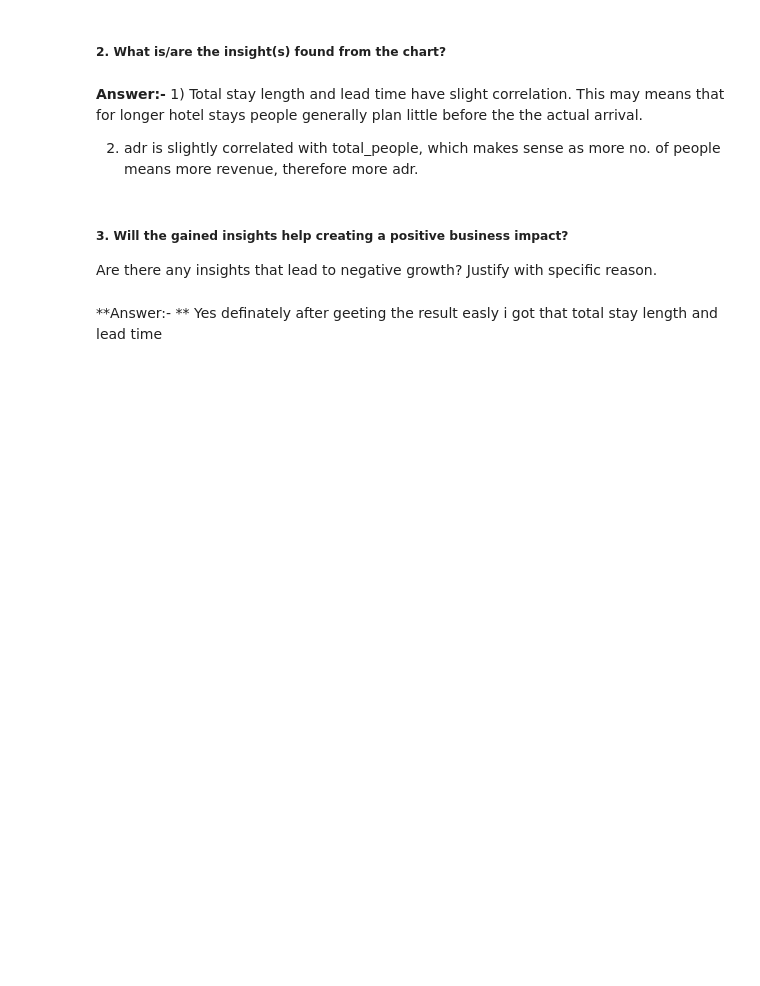
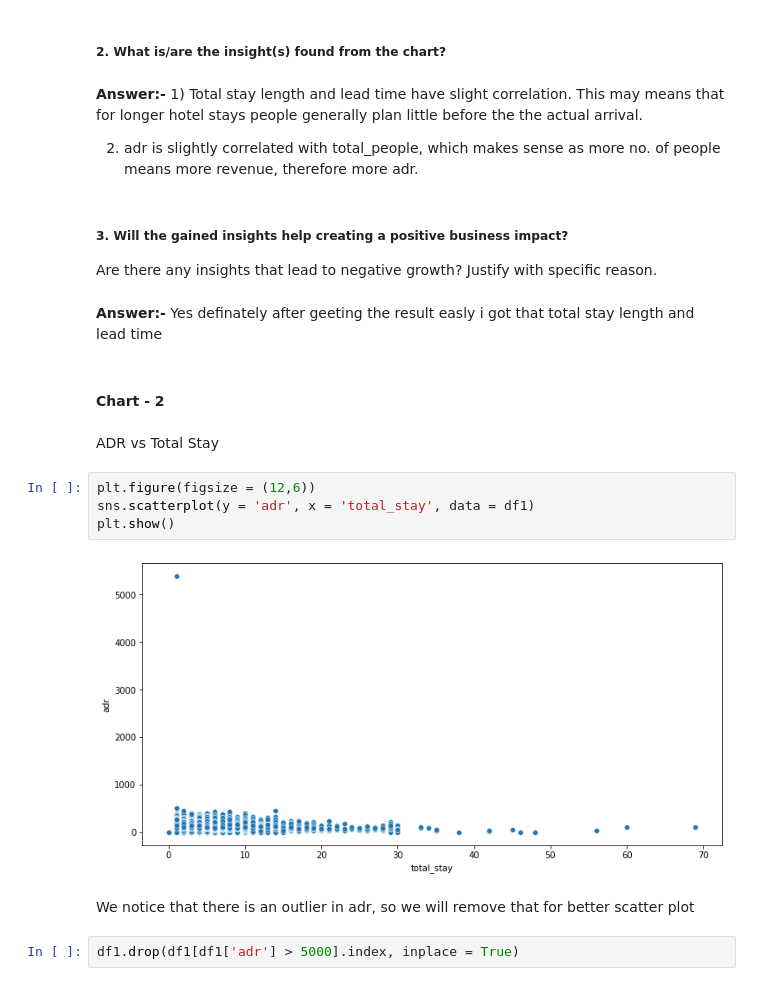
Before and after one commit to Tapomay1/Hotel-Booking-Analysis_EDA, a Jupyter notebook: Hotel_Booking_Analysis_EDA.ipynb, the cells around one changed output. Drawn from its saved outputs; the diff is of its cells as text; blank space fills up the shorter version.

```diff
--- a/Hotel_Booking_Analysis_EDA.ipynb
+++ b/Hotel_Booking_Analysis_EDA.ipynb
@@ -353,4 +361,18 @@ num_df1 = df1[['lead_time','previous_cancellations','previous_bookings_not_cance
 ##### 3. Will the gained insights help creating a positive business impact?
 Are there any insights that lead to negative growth? Justify with specific reason.
 # %% [markdown]
-**Answer:- **  Yes definately after geeting the result easly i got that total stay length and lead time
+**Answer:-**  Yes definately after geeting the result easly i got that total stay length and lead time
+# %% [markdown]
+#### Chart - 2
+# %% [markdown]
+ADR vs Total Stay
+# %%
+plt.figure(figsize = (12,6))
+sns.scatterplot(y = 'adr', x = 'total_stay', data = df1)
+plt.show()
+# %% [output]
+[figure, added]
+# %% [markdown]
+We notice that there is an outlier in adr, so we will remove that for better scatter plot
+# %%
+df1.drop(df1[df1['adr'] > 5000].index, inplace = True)
```
Also changed, not shown: parts of 195 cells of this notebook.
